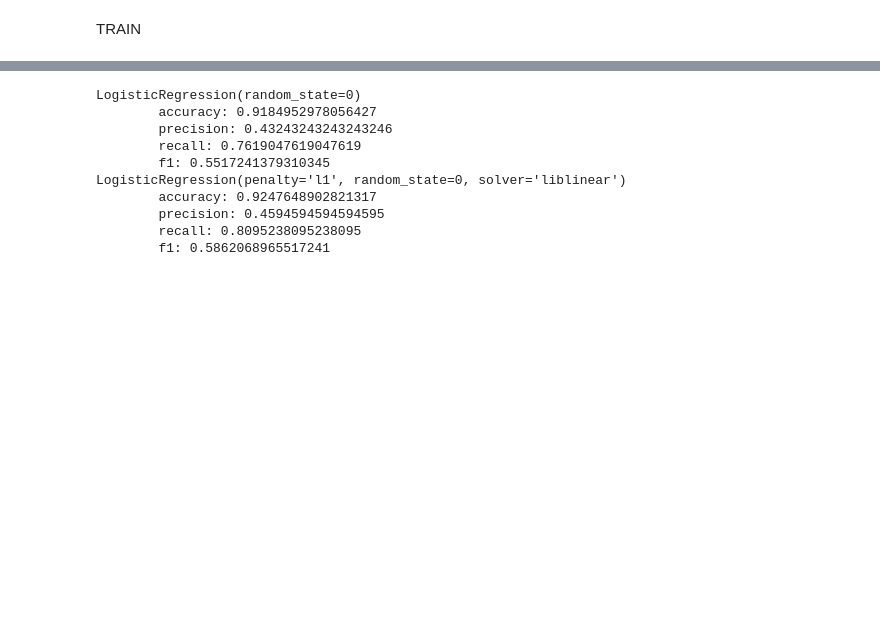
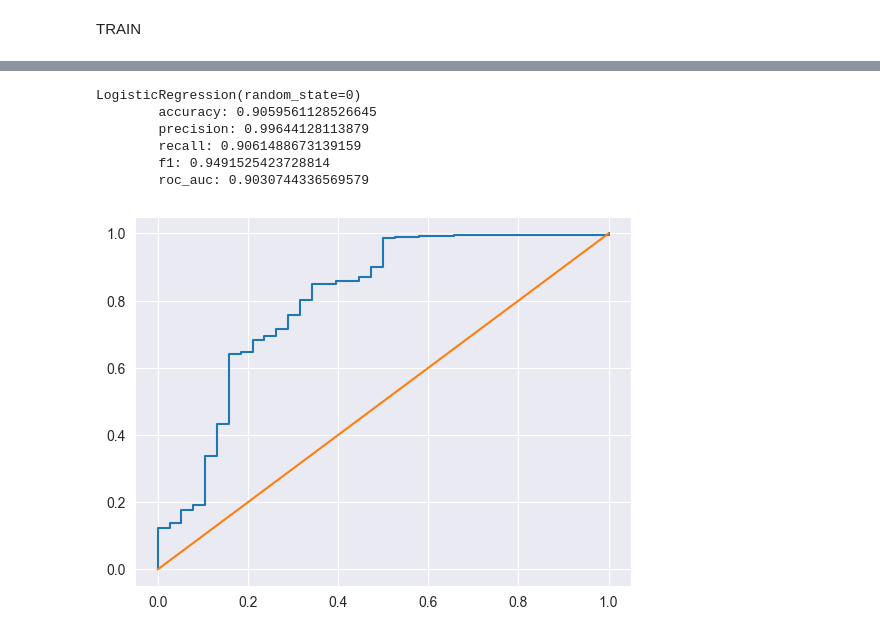
Before and after one commit to 57459N/DataProcesingLabs, a Jupyter notebook: lab1.ipynb, the cells around one changed output, grey strips where cells are left out. Saved outputs shown, nothing was run; the diff lists cells and outputs as text; code cells hidden in the pictures; blank space fills up the shorter version.

```diff
--- a/lab1.ipynb
+++ b/lab1.ipynb
@@ -166,22 +177,27 @@ LogisticRegression(random_state=0)
 # %%
 
-models = [logreg_grid_search.best_estimator_,
-          best_found_clf]
+models = [best_found_clf]
+
+ns_probs = [0 for _ in range(len(Y_test))]
+
 for model in models:
     print(model)
-
-    print(f'\taccuracy: {accuracy_score(model.predict(X_test), Y_test)}')
-    print(f'\tprecision: {precision_score(model.predict(X_test), Y_test)}')
-    print(f'\trecall: {recall_score(model.predict(X_test), Y_test)}')
-    print(f'\tf1: {f1_score(model.predict(X_test), Y_test)}')
+    preds = model.predict(X_test)
+    probs = model.predict_proba(X_test)[:,1]
+    print(f'\taccuracy: {accuracy_score(preds, Y_test)}')
+    print(f'\tprecision: {precision_score(preds, Y_test)}')
+    print(f'\trecall: {recall_score(preds, Y_test)}')
+    print(f'\tf1: {f1_score(preds, Y_test)}')
+    print(f'\troc_auc: {roc_auc_score(preds, Y_test)}')
+    fpr, tpr, _ = roc_curve(Y_test, probs)
+    plt.plot(fpr, tpr)
+    fpr, tpr, _ = roc_curve(Y_test, ns_probs)
+    plt.plot(fpr, tpr)
 # %% [output]
 LogisticRegression(random_state=0)
-        accuracy: 0.9184952978056427
-        precision: 0.43243243243243246
-        recall: 0.7619047619047619
-        f1: 0.5517241379310345
-LogisticRegression(penalty='l1', random_state=0, solver='liblinear')
-        accuracy: 0.9247648902821317
-        precision: 0.4594594594594595
-        recall: 0.8095238095238095
-        f1: 0.5862068965517241
+        accuracy: 0.9059561128526645
+        precision: 0.99644128113879
+        recall: 0.9061488673139159
+        f1: 0.9491525423728814
+        roc_auc: 0.9030744336569579
+[figure, added]
```
Also changed, not shown: parts of 16 cells of this notebook.
